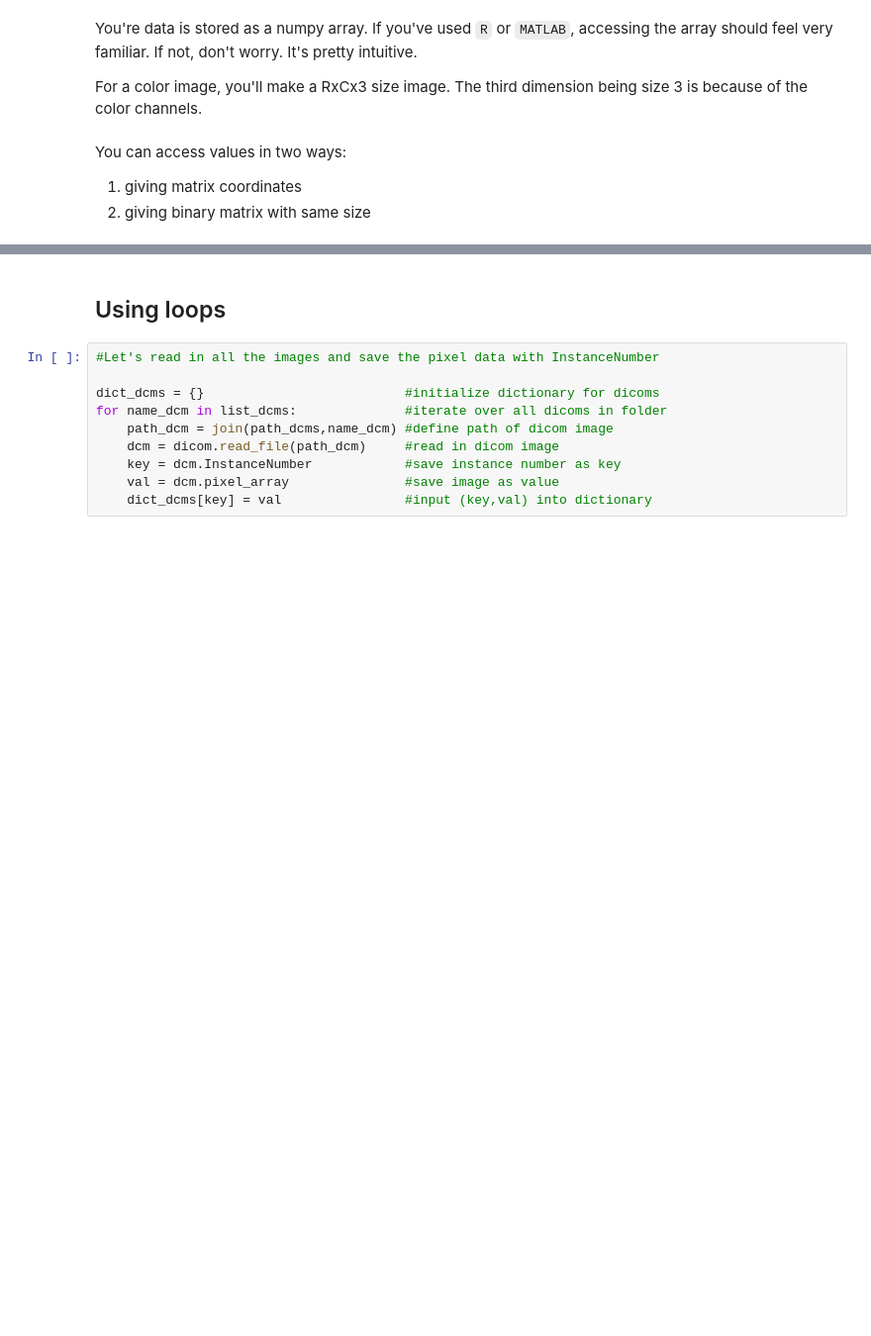
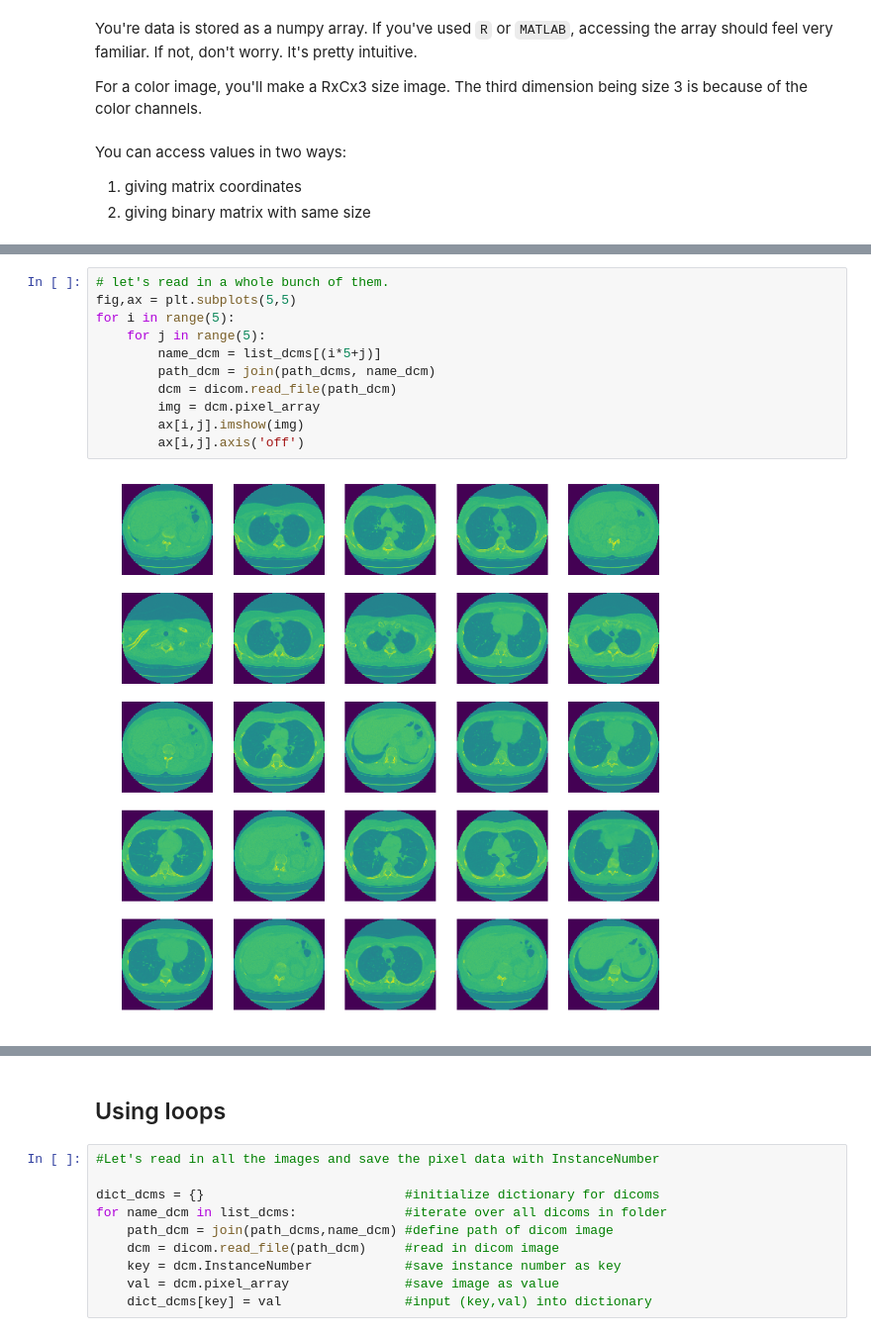
Before and after one commit to yidarvin/biomedin260, a Jupyter notebook: TAsessions/20170407.ipynb, the cells around one changed output, grey strips where cells are left out. Shown at 99% size. Cells and saved outputs as stored; diff of their text form; blank space fills up the shorter version.

```diff
--- a/TAsessions/20170407.ipynb
+++ b/TAsessions/20170407.ipynb
@@ -171,3 +231,16 @@ plt.imshow(img)
+# %%
+# let's read in a whole bunch of them.
+fig,ax = plt.subplots(5,5)
+for i in range(5):
+    for j in range(5):
+        name_dcm = list_dcms[(i*5+j)]
+        path_dcm = join(path_dcms, name_dcm)
+        dcm = dicom.read_file(path_dcm)
+        img = dcm.pixel_array
+        ax[i,j].imshow(img)
+        ax[i,j].axis('off')
+# %% [output]
+[figure, added]
 # %%
 # Let's also see what's stored in the full dicom file.
 print str(dcm)
```
Also changed, not shown: parts of 18 cells of this notebook.
